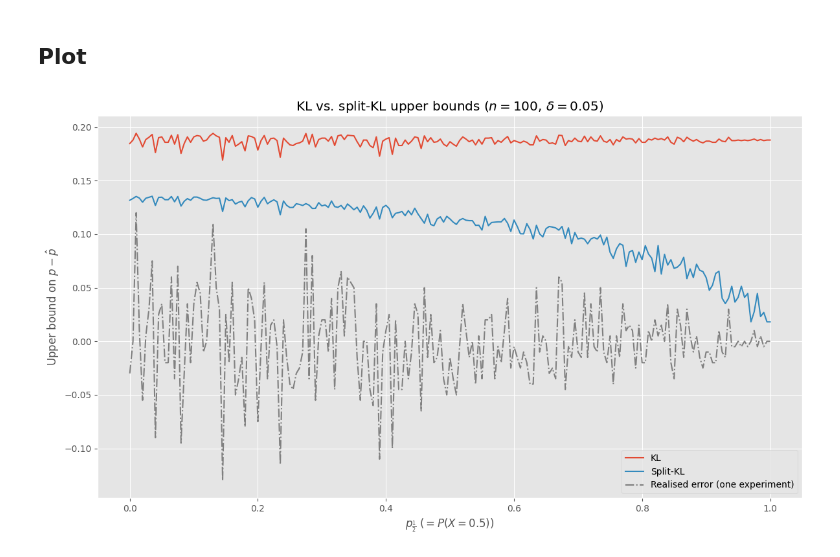
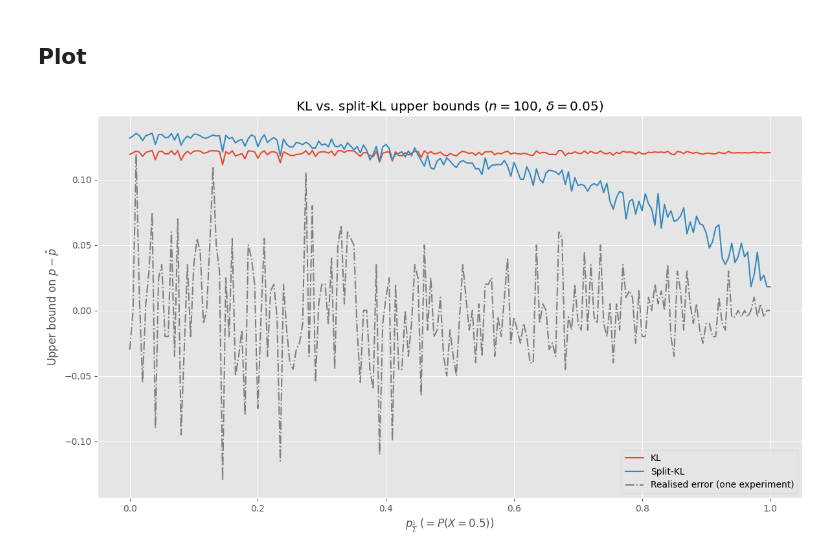
Before and after one commit to carsten-j/MLB, a Jupyter notebook: HA1/exercise2.6.ipynb, the cells around one changed output. Cells and saved outputs as stored; diff of their text form; code cells hidden in the pictures.

```diff
--- a/HA1/exercise2.6.ipynb
+++ b/HA1/exercise2.6.ipynb
@@ -16,7 +16,7 @@ n = 100  # number of samples
 K = 2  # number of indicators in split-KL
 
 delta = 0.05  # confidence level
-delta_star = delta / (n + 1)  # for the *ordinary* KL bound
+delta_star = delta  # for the *ordinary* KL bound
 delta_split = delta / K  # so that ln(1/delta_split)=ln(K/δ)
 
 p_12_grid = np.linspace(0.0, 1.0, 201)  # e.g. 0.0, 0.005, ..., 1.0
@@ -64,20 +64,20 @@ real_error = np.array(real_error)
 # %%
 plt.figure(figsize=(12, 7))
 plt.plot(p_12_grid, gap_kl, label="KL")
 plt.plot(p_12_grid, gap_splitkl, label="Split-KL")
 plt.plot(
     p_12_grid, real_error, "-.", color="grey", label="Realised error (one experiment)"
 )
 
 plt.xlabel(r"$p_{\frac{1}{2}} \;(=P(X=0.5))$")
 plt.ylabel(r"Upper bound on $p - \hat p$")
 plt.title(rf"KL vs. split-KL upper bounds ($n={n}$, $\delta={delta}$)")
 plt.legend()
 plt.tight_layout()
 
-savefig = False
+savefig = True
 if savefig:
-    plt.savefig("./figures/splitkl_vs_kl.pdf", dpi=600, bbox_inches="tight")
+    plt.savefig("./Figures/splitkl_vs_kl.pdf", dpi=600, bbox_inches="tight")
 plt.show()
 # %% [output]
-[figure, old version]
+[figure, new version]
```
Also changed, not shown: 3 other files.
